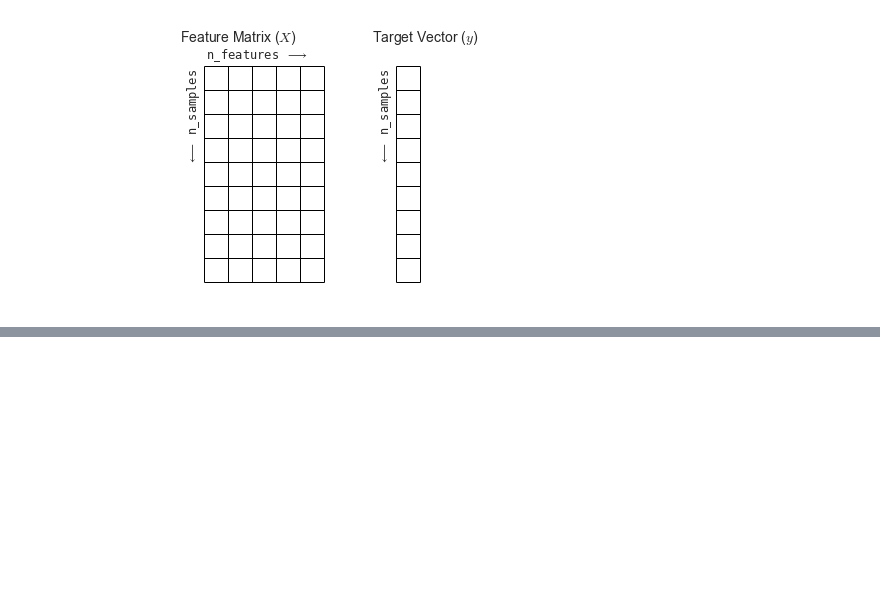
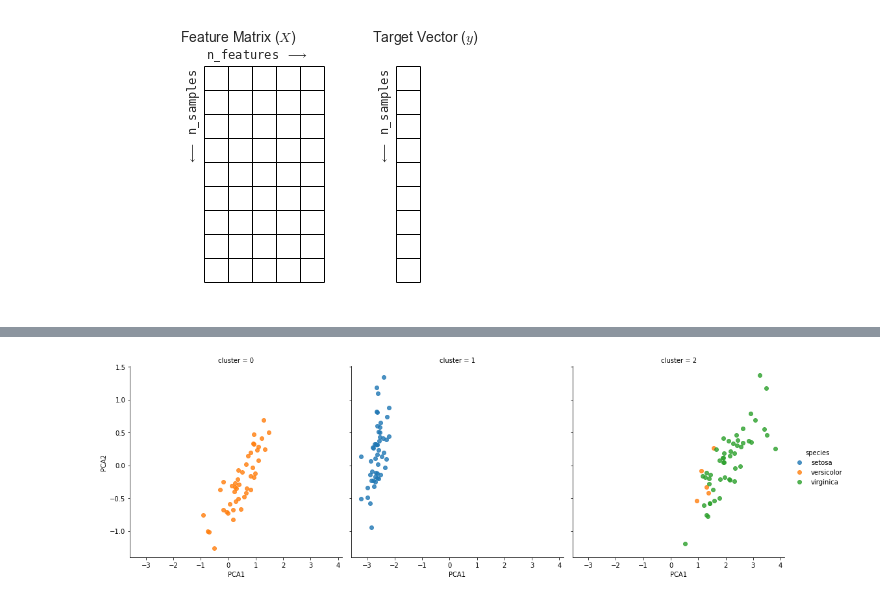
Before and after one commit to ms624atyale/hsnam95_tutorial, a Jupyter notebook: scikit_learn_annotation.ipynb, the cells around one changed output, grey strips where cells are left out. Saved outputs shown, nothing was run; the diff lists cells and outputs as text; code cells hidden in the pictures; blank space fills up the shorter version.

```diff
--- a/scikit_learn_annotation.ipynb
+++ b/scikit_learn_annotation.ipynb
@@ -187,3 +217,7 @@ from sklearn.decomposition import PCA  # 1. Choose the model class
 model = PCA(n_components=2)            # 2. Instantiate the model with hyperparameters
 model.fit(x)                           # 3. Fit to data. Notice y is not specified!
 X_2D = model.transform(x)
+# %%
+df['PCA1'] = X_2D[:, 0]
+df['PCA2'] = X_2D[:, 1]
+df
@@ -204,3 +265,6 @@ y_gmm
 # %%
-df['cluster'] = y_gmm
+df['cluster'] = y_gmm #0, 1, 2 라고 숫자를 사용해 3개 가우시언믹스쳐모델을 사용하여 클러스터링 한 것 (y_gmm 변수)를 데이터프레임화 해라.
+df
 sns.lmplot("PCA1", "PCA2", data=df, hue='species', col='cluster', fit_reg=False);
+# %% [output]
+[figure, added]
```
Also changed, not shown: parts of 17 cells of this notebook.
